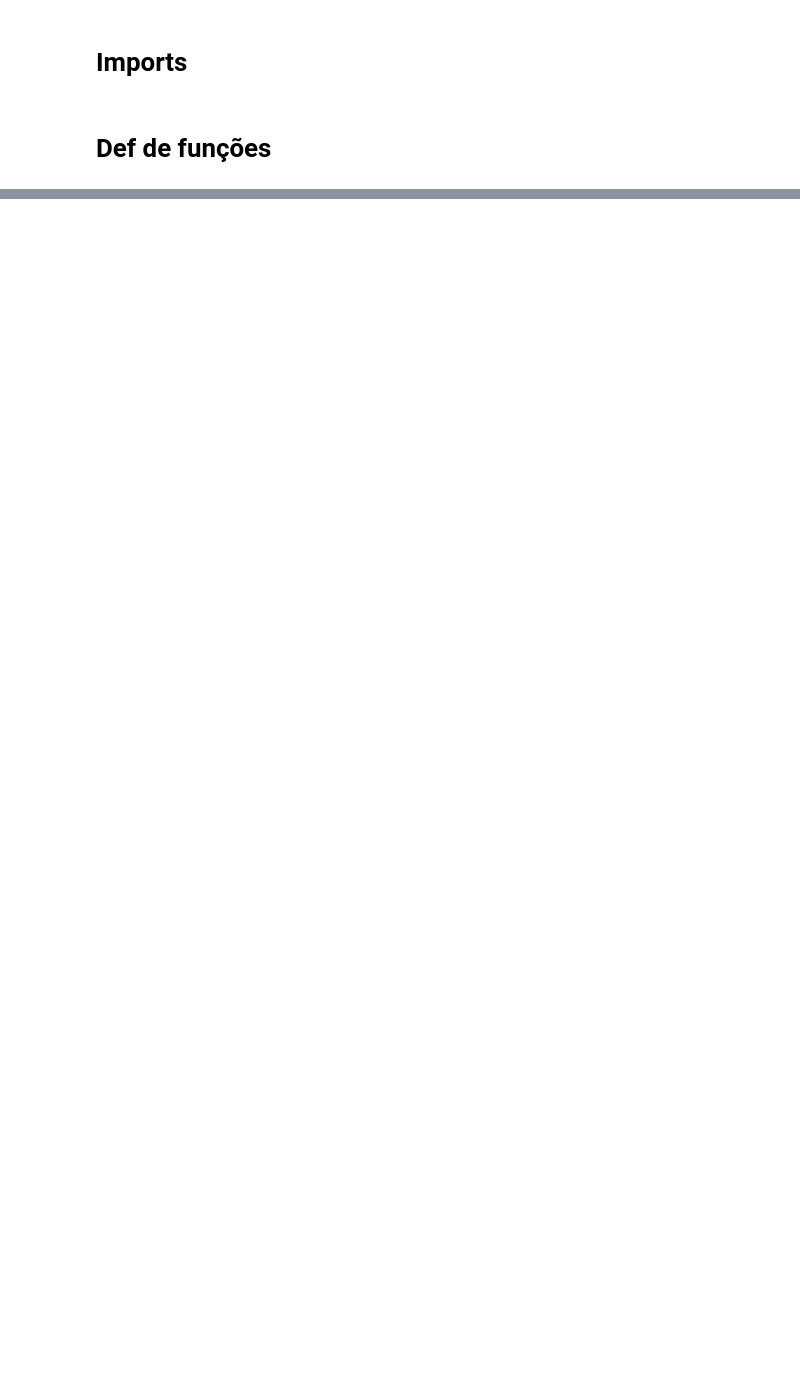
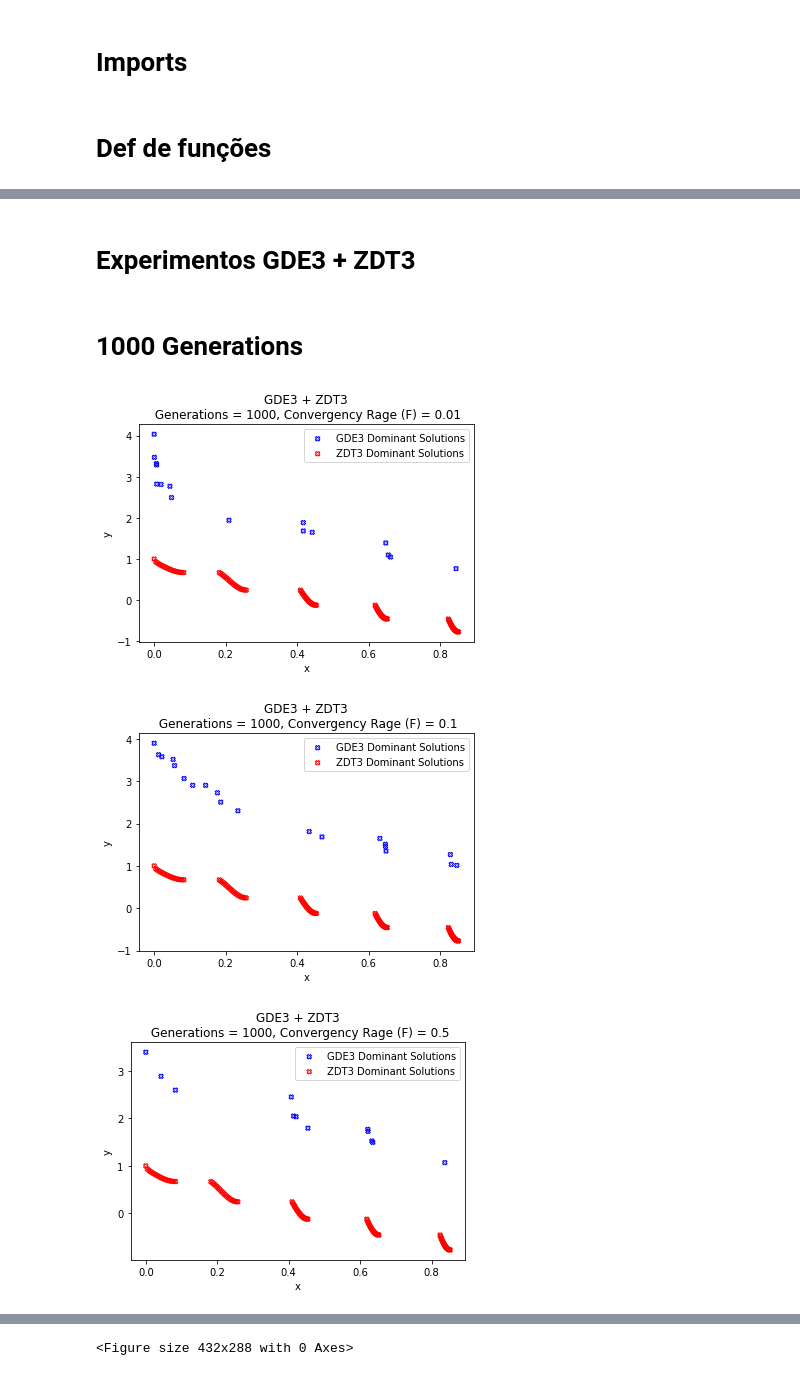
Before and after one commit to fabioafreitas/Computacao_Evolutiva, a Jupyter notebook: Atividades/jmetal_gde3/gde3.ipynb, the cells around one changed output, grey strips where cells are left out. Drawn from its saved outputs; the diff is of its cells as text; code cells hidden in the pictures; blank space fills up the shorter version.

```diff
--- a/Atividades/jmetal_gde3/gde3.ipynb
+++ b/Atividades/jmetal_gde3/gde3.ipynb
@@ -90,0 +133,16 @@ zdt3_gde3_test(num_generations=10000, convergency_rate=0.9)
+# %% [markdown]
+# Experimentos GDE3 + ZDT3
+# %% [markdown]
+# 1000 Generations
+# %%
+zdt_problem = ZDT3()
+
+num_generations = 1000
+gde3_zdt_benchmarking(zdt_problem=zdt_problem, num_generations=num_generations, convergency_rate=0.01)
+gde3_zdt_benchmarking(zdt_problem=zdt_problem, num_generations=num_generations, convergency_rate=0.1)
+gde3_zdt_benchmarking(zdt_problem=zdt_problem, num_generations=num_generations, convergency_rate=0.5)
+gde3_zdt_benchmarking(zdt_problem=zdt_problem, num_generations=num_generations, convergency_rate=0.9)
+# %% [output]
+[figure, added]
+[figure, added]
+[figure, added]
@@ -90,0 +150 @@ zdt3_gde3_test(num_generations=10000, convergency_rate=0.9)
+<Figure size 432x288 with 0 Axes>
```
Also changed, not shown: parts of 20 cells of this notebook, 26 other files.
